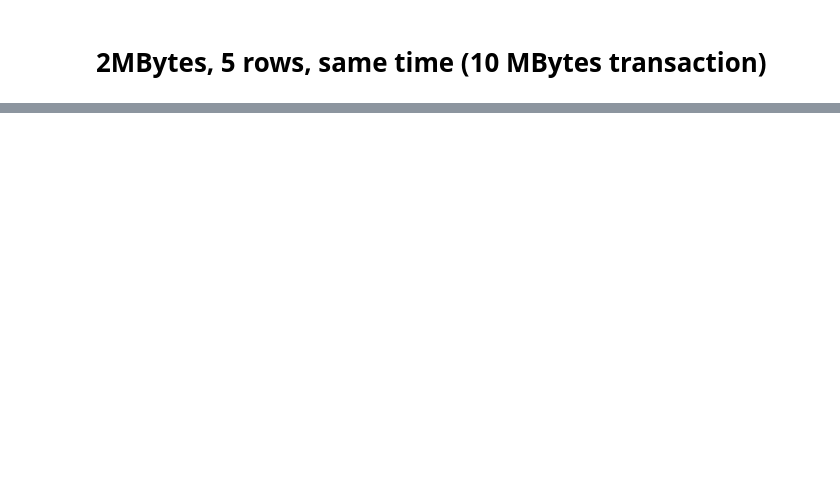
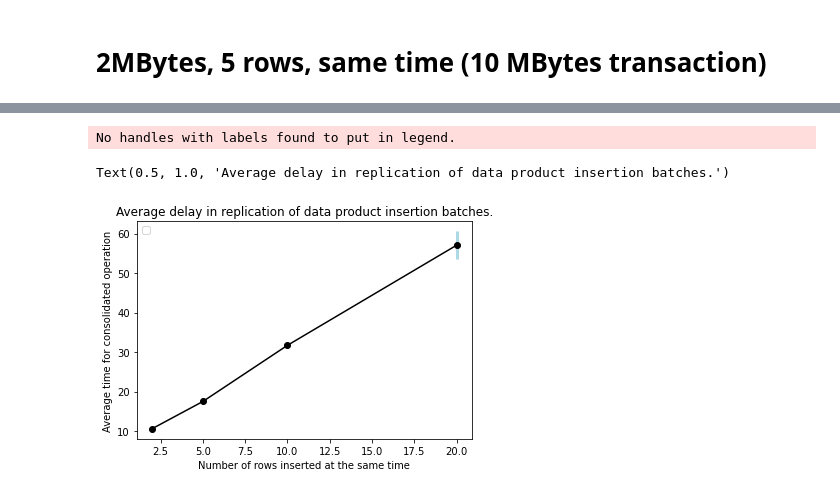
Before and after one commit to AusSRC/db_replication, a Jupyter notebook: results/benchmark_results.ipynb, the cells around one changed output, grey strips where cells are left out. Saved outputs shown, nothing was run; the diff lists cells and outputs as text; code cells hidden in the pictures; blank space fills up the shorter version.

```diff
--- a/results/benchmark_results.ipynb
+++ b/results/benchmark_results.ipynb
@@ -65,0 +91,21 @@ df[ ( df['size']==2.0) & (df['inserts']==5.0)]
+# %%
+plt.errorbar(x = [2,5,10,20], y=[
+    df[ ( df['size']==2.0) & (df['inserts']==5.0)]['delay'].mean(),
+        df[ ( df['size']==5.0) & (df['inserts']==5.0)]['delay'].mean(),
+            df[ ( df['size']==10.0) & (df['inserts']==5.0)]['delay'].mean(),
+    df[ ( df['size']==20.0) & (df['inserts']==5.0)]['delay'].mean(),
+
+], yerr= [df[ ( df['size']==2.0) & (df['inserts']==5.0)]['delay'].std(),
+          df[ ( df['size']==5.0) & (df['inserts']==5.0)]['delay'].std(),
+            df[ ( df['size']==10.0) & (df['inserts']==5.0)]['delay'].std(),
+                      df[ ( df['size']==20.0) & (df['inserts']==5.0)]['delay'].std()
+         ],linestyle='solid', fmt='o', color='black', marker='o', ecolor='lightblue', elinewidth=3)
+
+plt.xlabel("Number of rows inserted at the same time")
+plt.ylabel("Average time for consolidated operation")
+plt.legend(loc='upper left')
+plt.title('Average delay in replication of data product insertion batches.')
+# %% [output]
+No handles with labels found to put in legend.
+Text(0.5, 1.0, 'Average delay in replication of data product insertion batches.')
+[figure, added]
```
Also changed, not shown: parts of 10 cells of this notebook, 2 other files.
